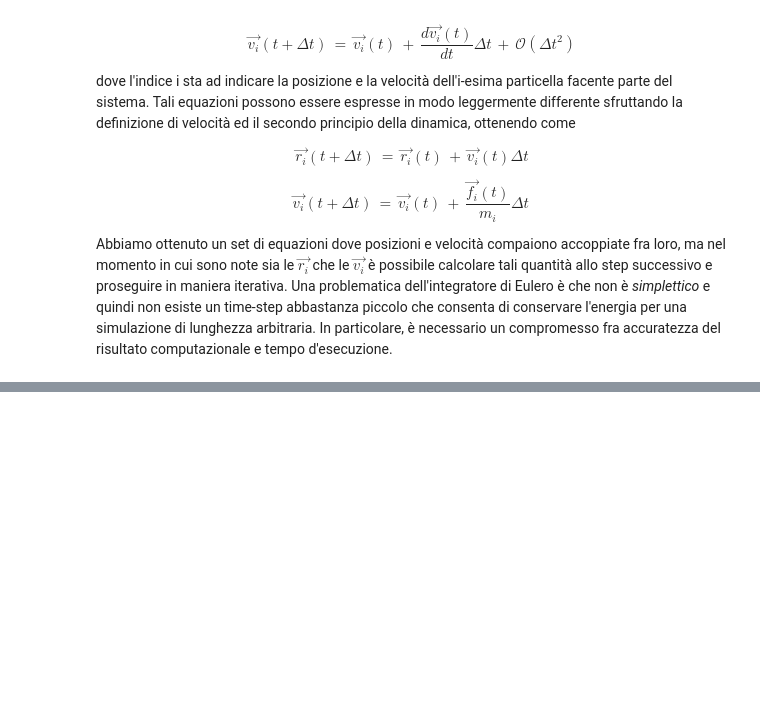
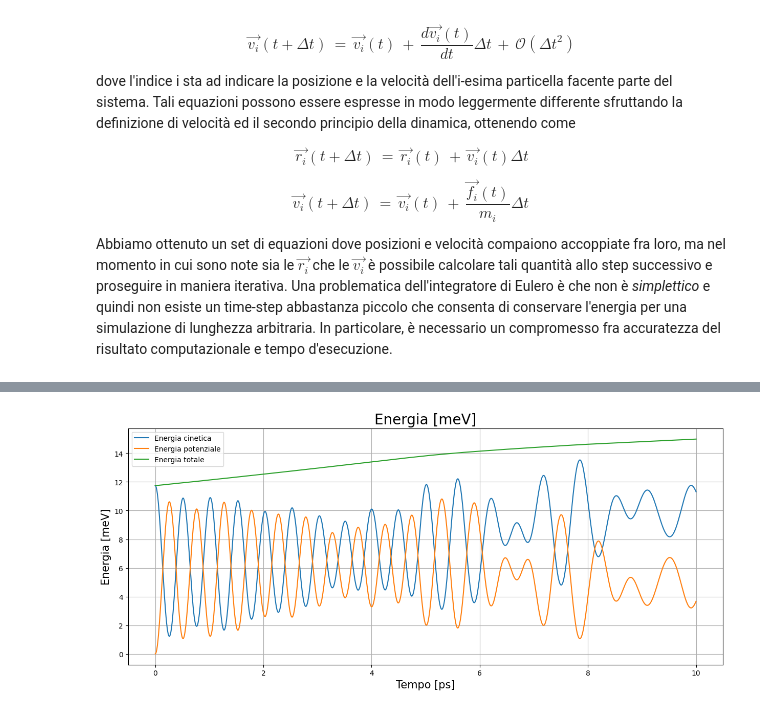
Before and after one commit to Negrini085/Simulazione-di-Materia-Condensata, a Jupyter notebook: Codice1/esercitazione1.ipynb, the cells around one changed output, grey strips where cells are left out. Drawn from its saved outputs; the diff is of its cells as text; code cells hidden in the pictures; blank space fills up the shorter version.

```diff
--- a/Codice1/esercitazione1.ipynb
+++ b/Codice1/esercitazione1.ipynb
@@ -47,0 +59,16 @@ Abbiamo ottenuto un set di equazioni dove posizioni e velocità compaiono accopp
+# %%
+fig = plt.figure(figsize=(15, 6))
+appo = np.loadtxt('noEnCons.1e-3.dat')
+
+plt.plot(appo[:, 0], appo[:, 1], label = 'Energia cinetica')
+plt.plot(appo[:, 0], appo[:, 2], label = 'Energia potenziale')
+plt.plot(appo[:, 0], appo[:, 3], label = 'Energia totale')
+plt.ylabel(r"Energia [meV]", fontsize = 15)
+plt.xlabel(r"Tempo [ps]", fontsize = 15)
+plt.title(r"Energia [meV]", fontsize = 20)
+plt.grid(True)
+plt.legend(loc = 'best')
+
+plt.show()
+# %% [output]
+[figure, added]
```
Also changed, not shown: parts of 4 cells of this notebook, 3 other files.
